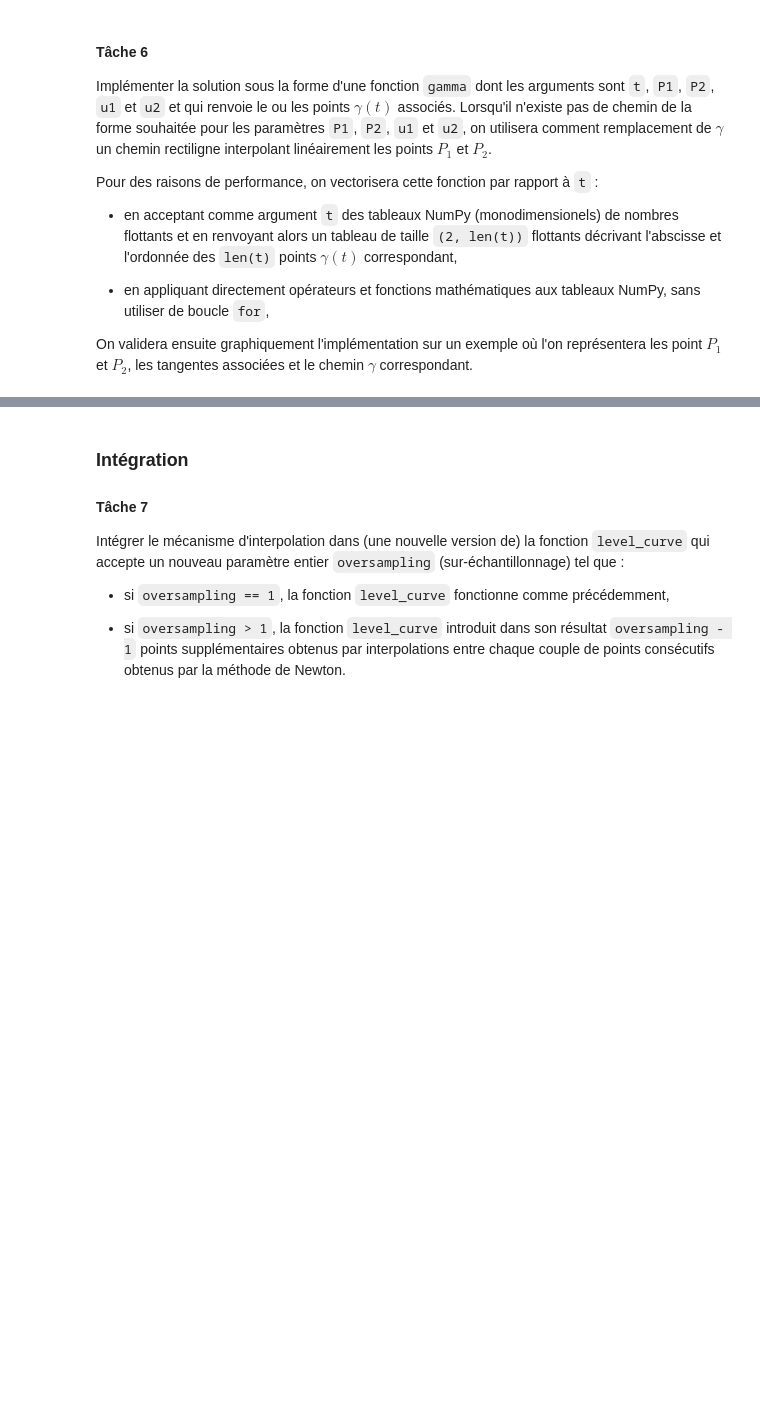
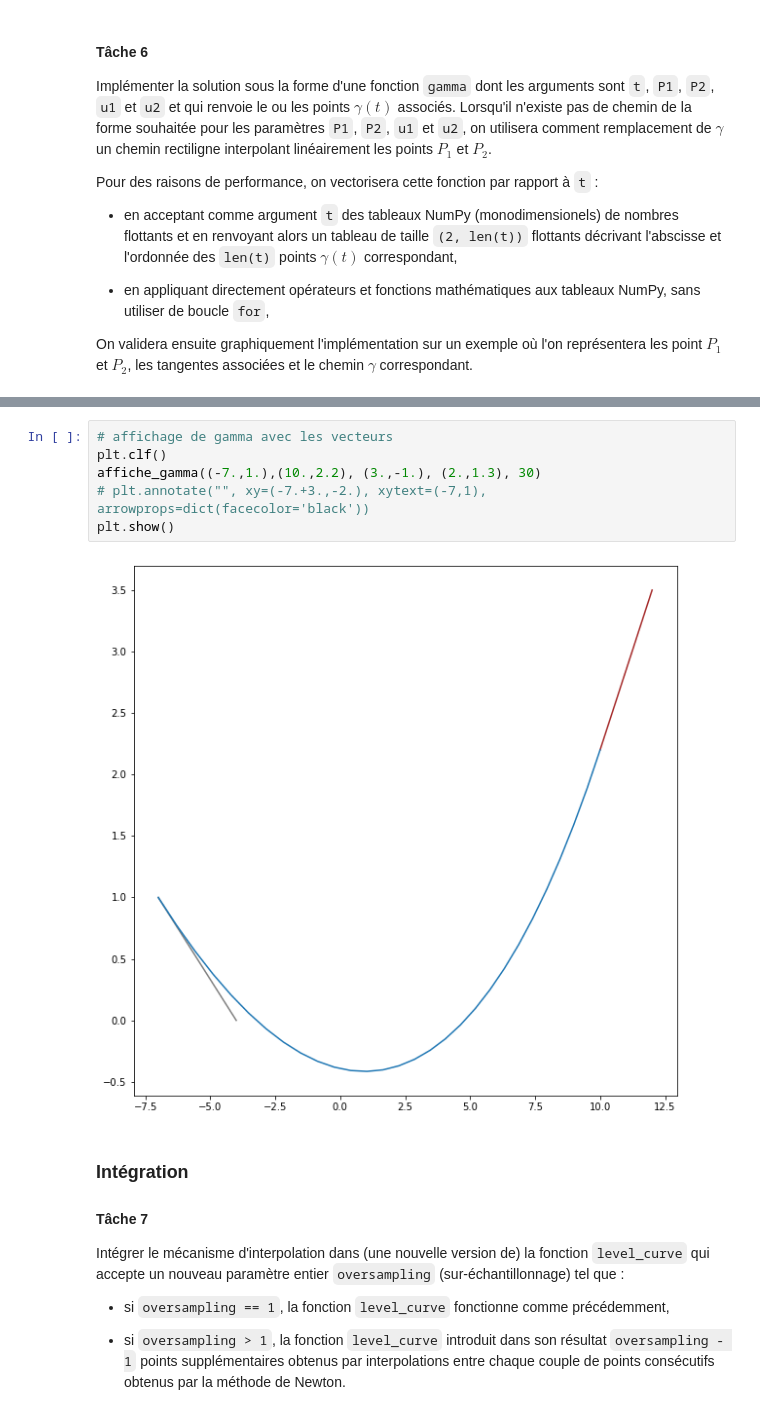
Before and after one commit to remymart/courbes-de-niveau, a Jupyter notebook: Courbes de niveau - Enoncé.ipynb, the cells around one changed output, grey strips where cells are left out. Drawn from its saved outputs; the diff is of its cells as text; blank space fills up the shorter version.

```diff
--- a/Courbes de niveau - Enoncé.ipynb
+++ b/Courbes de niveau - Enoncé.ipynb
@@ -609,3 +677,11 @@ affiche_gamma((1.,1.),(2.,2.2), (3.,1.), (2.,1.3), 30)
+# %%
+# affichage de gamma avec les vecteurs
+plt.clf()
+affiche_gamma((-7.,1.),(10.,2.2), (3.,-1.), (2.,1.3), 30)
+# plt.annotate("", xy=(-7.+3.,-2.), xytext=(-7,1), arrowprops=dict(facecolor='black'))
+plt.show()
+# %% [output]
+[figure, added]
 # %% [markdown]
 ### Intégration
 
```
Also changed, not shown: parts of 9 cells of this notebook.
